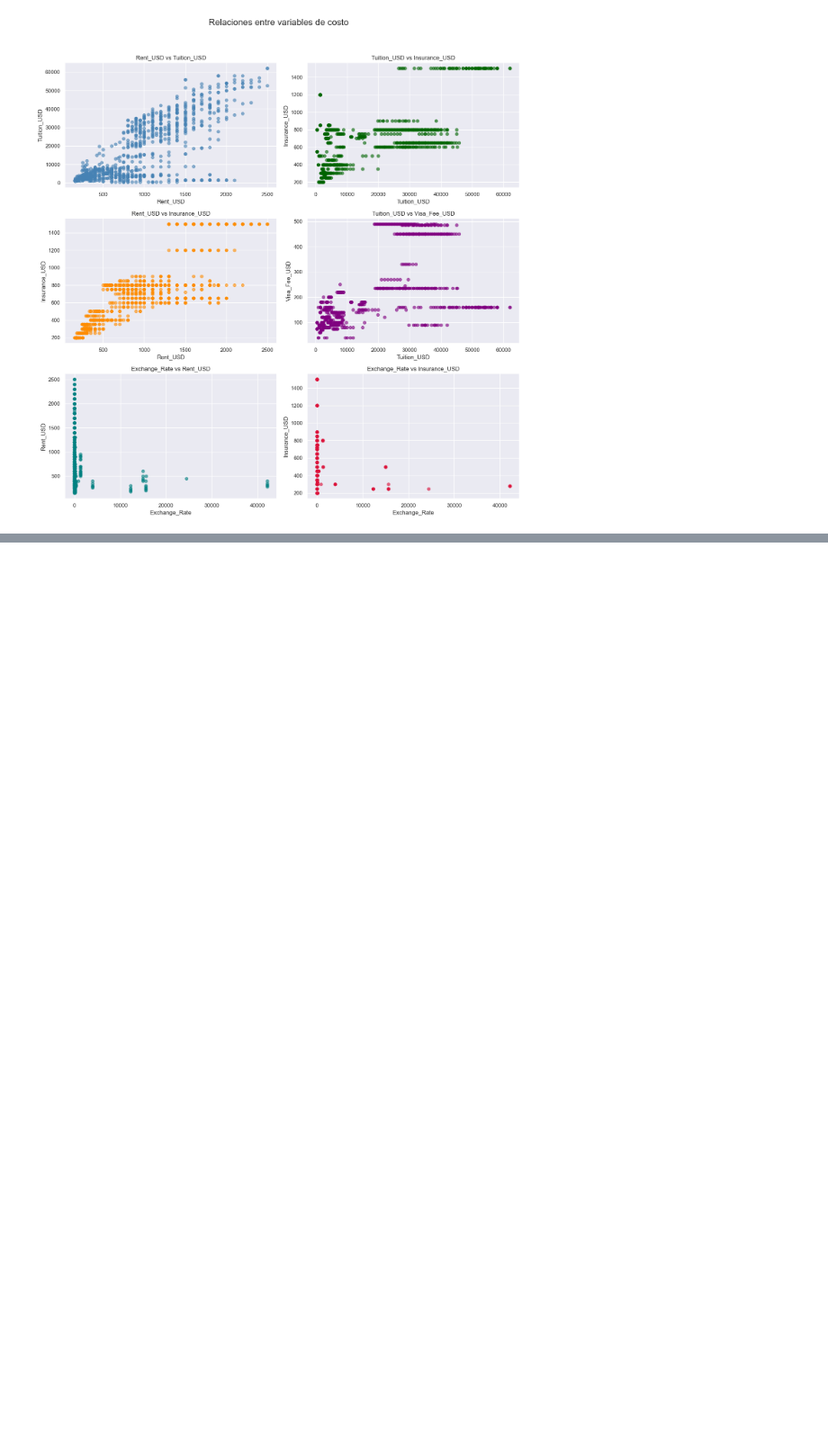
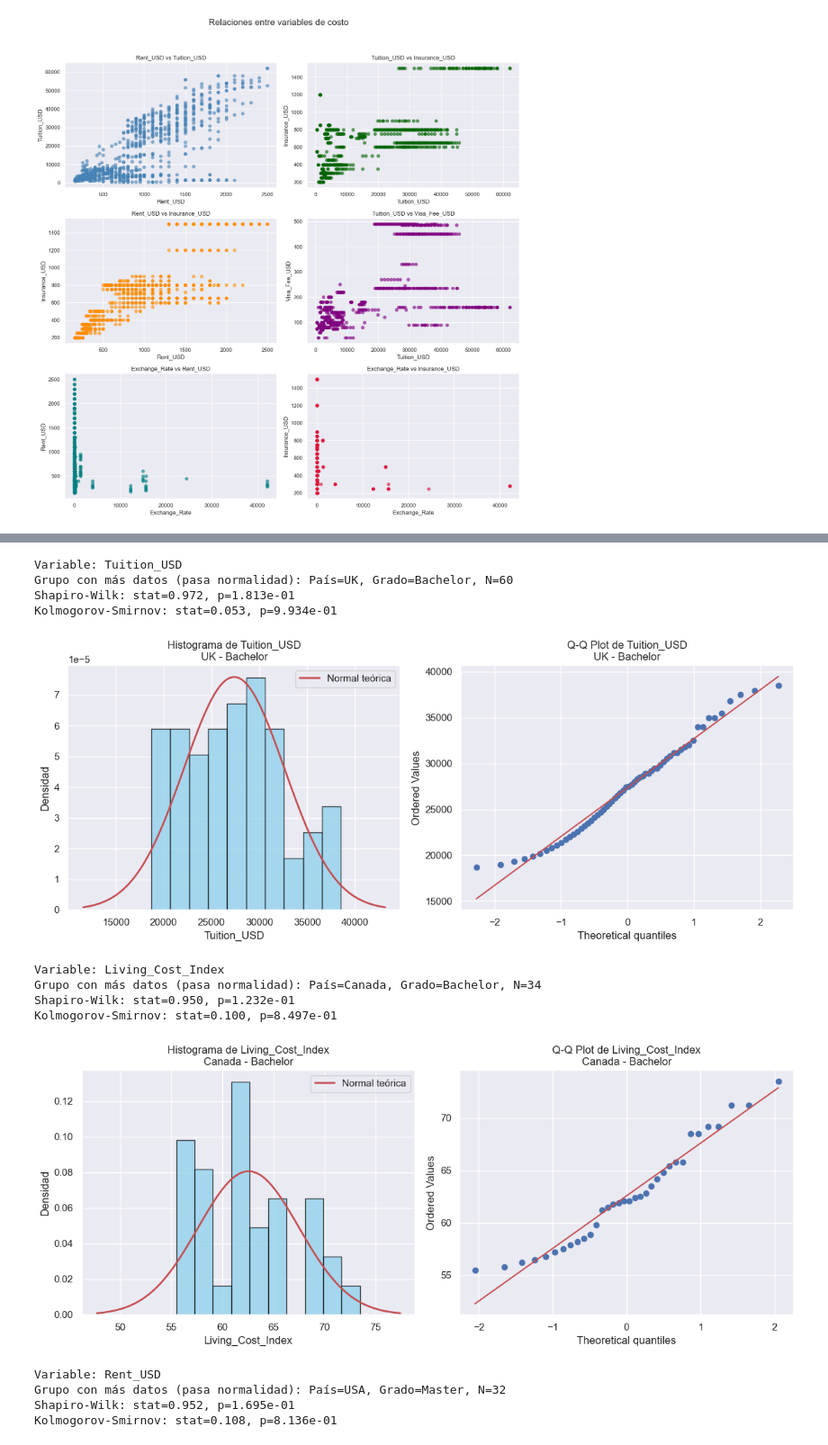
Before and after one commit to Daniel-Prada27/Proyecto_Estadistica, a Jupyter notebook: Proyecto.ipynb, the cells around one changed output, grey strips where cells are left out. Shown at 90% size. Cells and saved outputs as stored; diff of their text form; code cells hidden in the pictures; blank space fills up the shorter version.

```diff
--- a/Proyecto.ipynb
+++ b/Proyecto.ipynb
@@ -312,0 +426,71 @@ plt.show()
+# %%
+
+variables_cuantitativas = [
+    'Tuition_USD', 'Living_Cost_Index', 'Rent_USD'
+]
+
+for var in variables_cuantitativas:
+    resultados = []
+    for pais in df['Country'].unique():
+        for grado in df['Level'].unique():
+            data = df[(df['Country'] == pais) & (df['Level'] == grado)][var].dropna()
+            if len(data) >= 3:
+                stat, p = shapiro(data)
+                if p > 0.05:
+                    resultados.append({
+                        'País': pais,
+                        'Grado': grado,
+                        'N': len(data),
+                        'Shapiro_p': p
+                    })
+    if resultados:
+        df_resultados = pd.DataFrame(resultados)
+        grupo = df_resultados.sort_values('N', ascending=False).iloc[0]
+        pais_max = grupo['País']
+        grado_max = grupo['Grado']
+        print(f"\nVariable: {var}")
+        print(f"Grupo con más datos (pasa normalidad): País={pais_max}, Grado={grado_max}, N={grupo['N']}")
+        data_max = df[(df['Country'] == pais_max) & (df['Level'] == grado_max)][var].dropna()
+
+        # Pruebas de normalidad
+        shapiro_stat, shapiro_p = shapiro(data_max)
+        ks_stat, ks_p = kstest(data_max, 'norm', args=(data_max.mean(), data_max.std()))
+        print(f"Shapiro-Wilk: stat={shapiro_stat:.3f}, p={shapiro_p:.3e}")
+        print(f"Kolmogorov-Smirnov: stat={ks_stat:.3f}, p={ks_p:.3e}")
+
+        # Gráficas
+        fig, axes = plt.subplots(1, 2, figsize=(12, 5))
+        # Histograma con curva normal teórica
+        axes[0].hist(data_max, bins=10, density=True, alpha=0.7, color='skyblue', edgecolor='black')
+        mu, std = data_max.mean(), data_max.std()
+        x = np.linspace(mu - 3*std, mu + 3*std, 100)
+        axes[0].plot(x, norm.pdf(x, mu, std), 'r-', lw=2, label='Normal teórica')
+        axes[0].set_title(f'Histograma de {var}\n{pais_max} - {grado_max}')
+        axes[0].set_xlabel(var)
+        axes[0].set_ylabel('Densidad')
+        axes[0].legend()
+
+        # Q-Q plot
+        probplot(data_max, dist="norm", plot=axes[1])
+        axes[1].set_title(f'Q-Q Plot de {var}\n{pais_max} - {grado_max}')
+
+        plt.tight_layout()
+        plt.show()
+    else:
+        print(f"\nVariable: {var}")
+        print("No hay grupos que pasen la prueba de normalidad con al menos 3 datos.")
+# %% [output]
+Variable: Tuition_USD
+Grupo con más datos (pasa normalidad): País=UK, Grado=Bachelor, N=60
+Shapiro-Wilk: stat=0.972, p=1.813e-01
+Kolmogorov-Smirnov: stat=0.053, p=9.934e-01
+[figure, added]
+Variable: Living_Cost_Index
+Grupo con más datos (pasa normalidad): País=Canada, Grado=Bachelor, N=34
+Shapiro-Wilk: stat=0.950, p=1.232e-01
+Kolmogorov-Smirnov: stat=0.100, p=8.497e-01
+[figure, added]
+Variable: Rent_USD
+Grupo con más datos (pasa normalidad): País=USA, Grado=Master, N=32
+Shapiro-Wilk: stat=0.952, p=1.695e-01
+Kolmogorov-Smirnov: stat=0.108, p=8.136e-01
```
Also changed, not shown: parts of 12 cells of this notebook.
